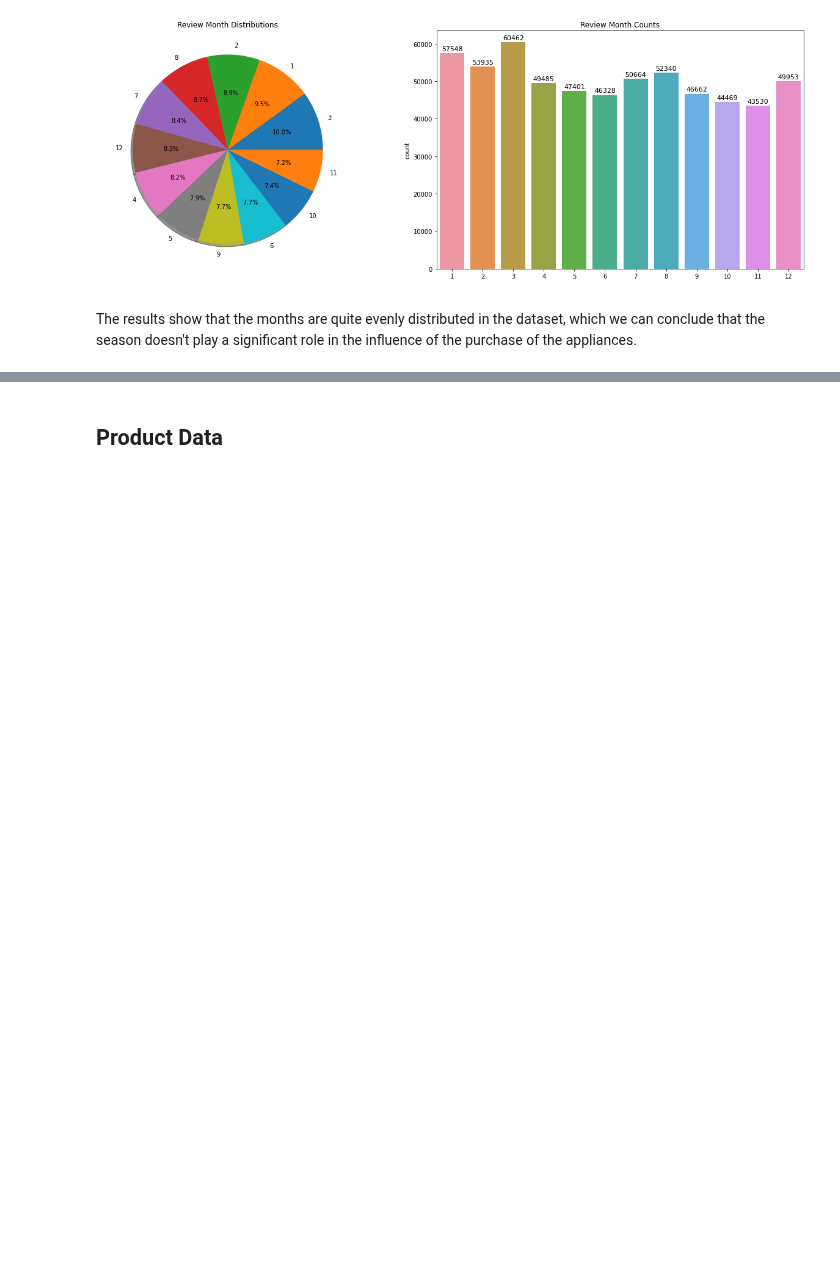
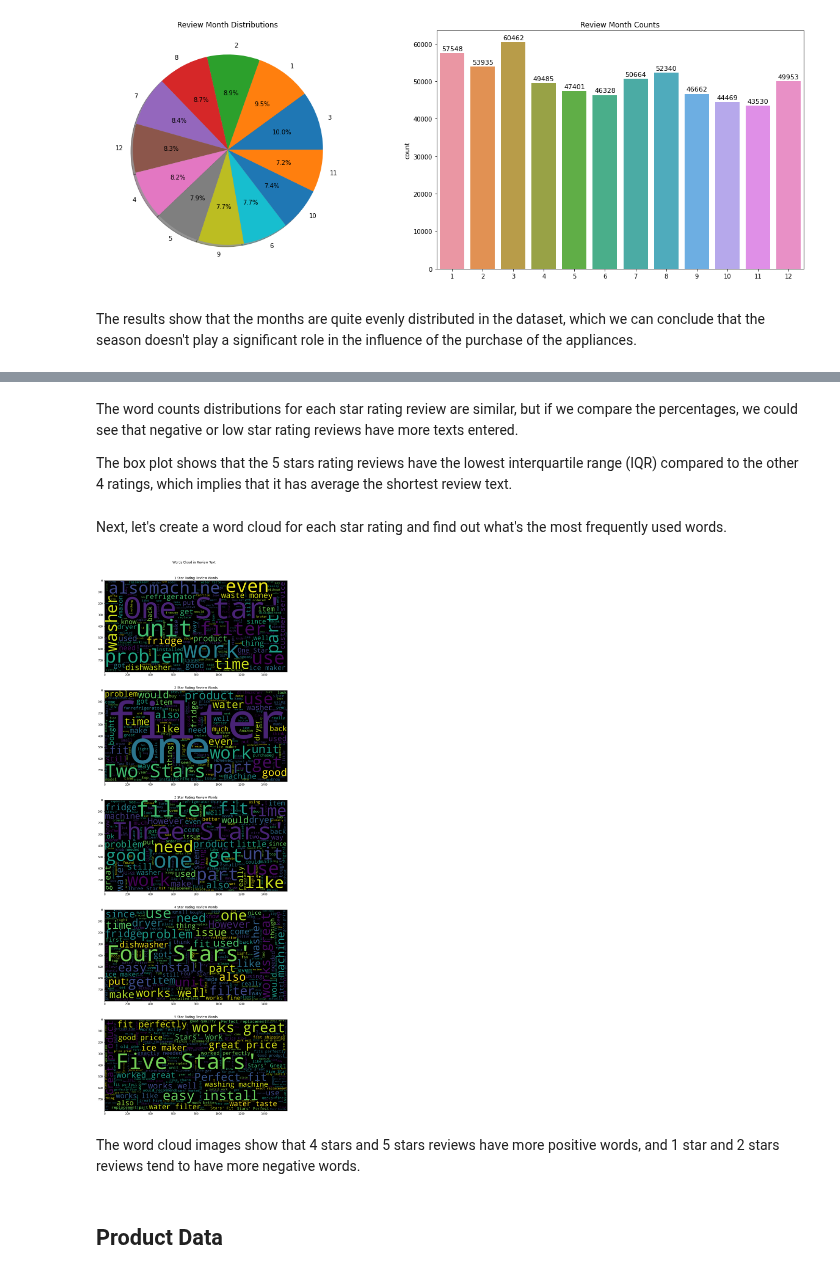
Before and after one commit to DATA-606-SPRING-2022/Jin_DATA606, a Jupyter notebook: ipynb/DATA606_Part1.ipynb, the cells around one changed output, grey strips where cells are left out. Drawn from its saved outputs; the diff is of its cells as text; code cells hidden in the pictures; blank space fills up the shorter version.

```diff
--- a/ipynb/DATA606_Part1.ipynb
+++ b/ipynb/DATA606_Part1.ipynb
@@ -301,3 +438,29 @@ The results show that the months are quite evenly distributed in the dataset, wh
+# %% [markdown]
+The word counts distributions for each star rating review are similar, but if we compare the percentages, we could see that negative or low star rating reviews have more texts entered.
+
+The box plot shows that the 5 stars rating reviews have the lowest interquartile range (IQR) compared to the other 4 ratings, which implies that it has average the shortest review text.
+# %% [markdown]
+Next, let's create a word cloud for each star rating and find out what's the most frequently used words.
+# %%
+rows_n = 5
+fig, axes = plt.subplots(nrows = rows_n, figsize = (12, 30))
+plt.tight_layout(pad = 5)
+
+
+for i in range(rows_n):
+  wordcloud = WordCloud(width = 1600, height = 800, random_state = 1, stopwords = stop, background_color = 'black')
+  wordcloud.generate(str(set(review_df[review_df['overall'] == i + 1]['all_text'])))
+  axes[i].imshow(wordcloud)
+
+for i in range(rows_n):
+  axes[i].set_title('{} Star Rating Review Words'.format(i + 1))
+
+fig.suptitle('Words Cloud in Review Text', y = 1.01)
+plt.show()
+# %% [output]
+[figure, added]
+# %% [markdown]
+The word cloud images show that 4 stars and 5 stars reviews have more positive words, and 1 star and 2 stars reviews tend to have more negative words.
 # %% [markdown]
 ## Product Data
 # %%
```
Also changed, not shown: parts of 47 cells of this notebook.
